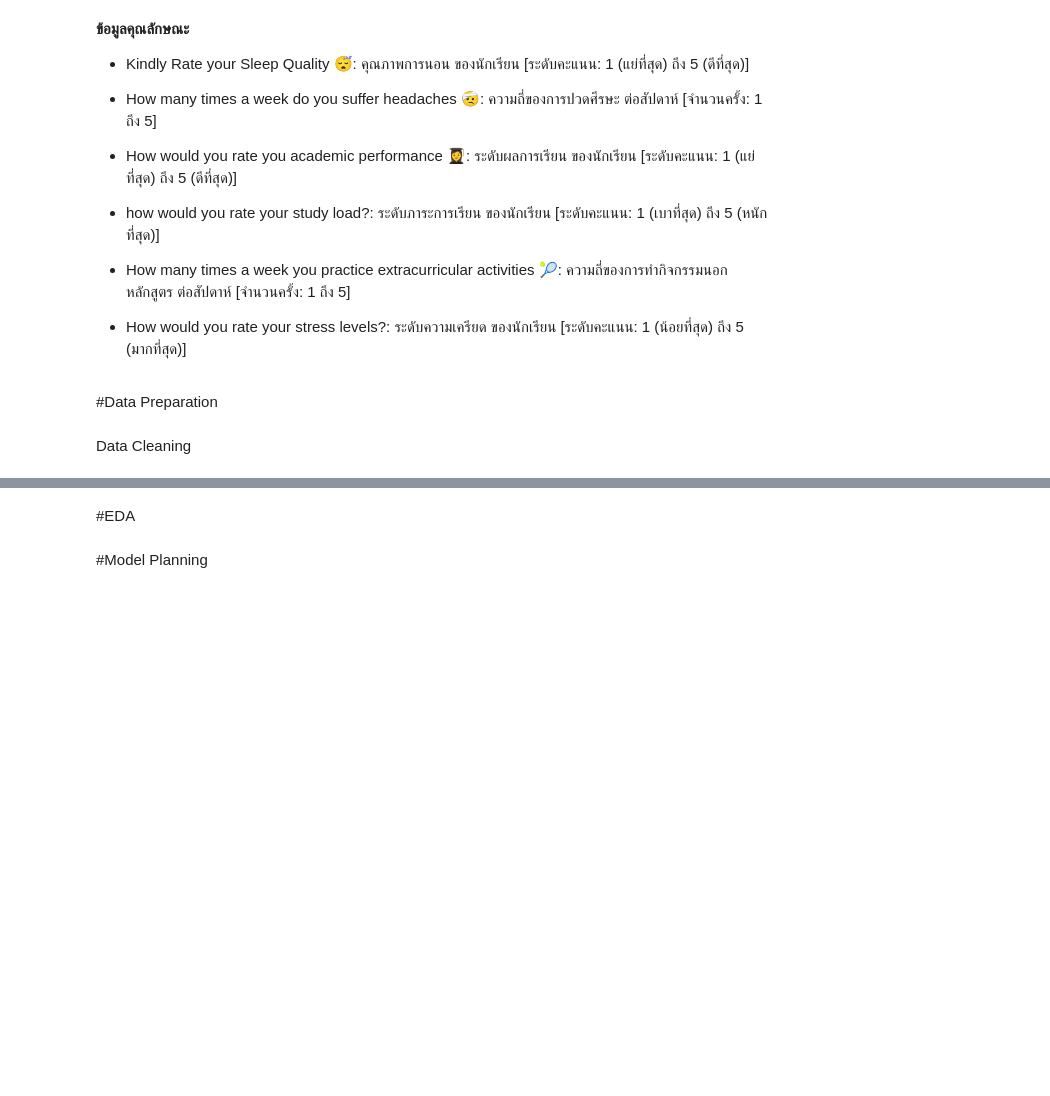
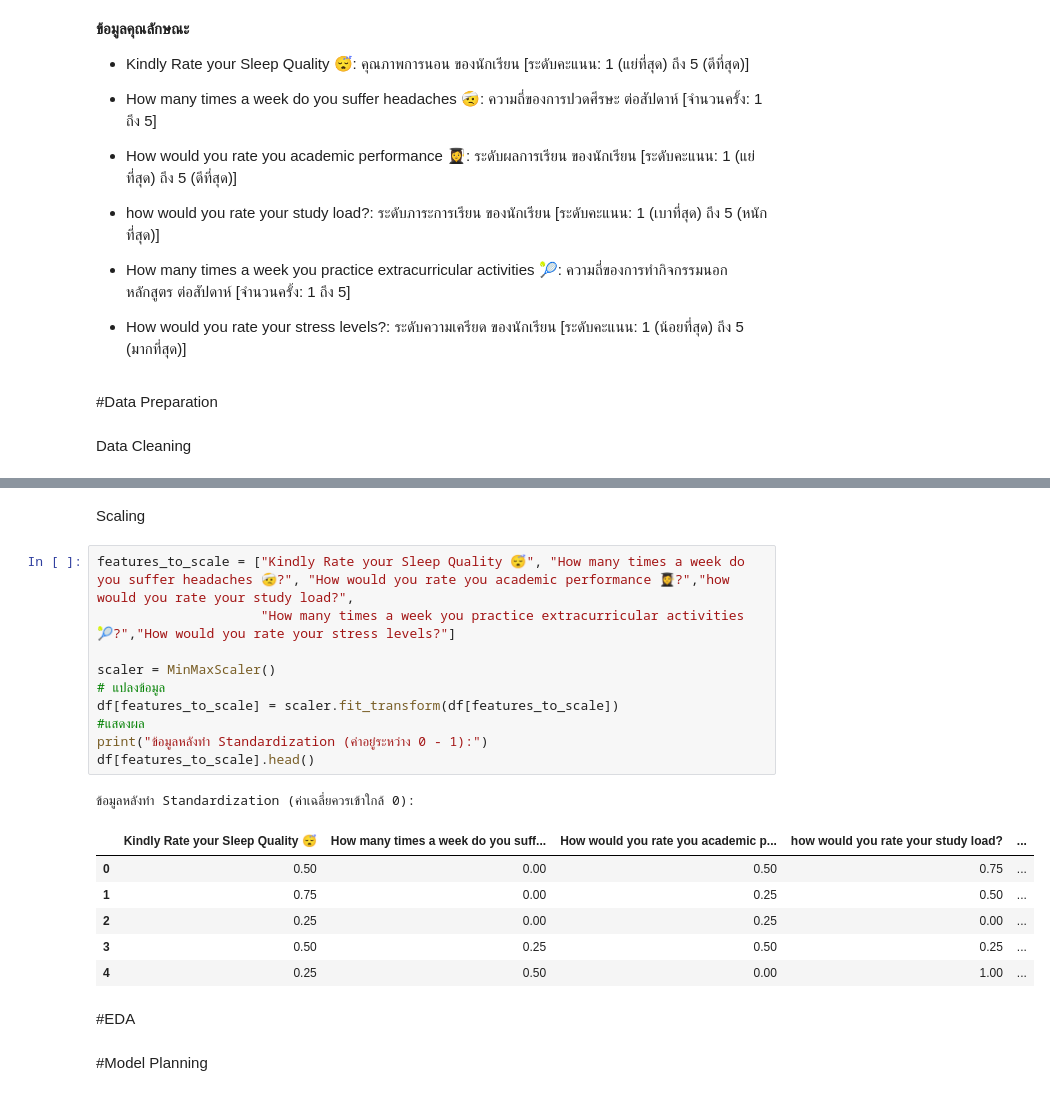
Before and after one commit to Phassakorn512/CS240-termproject, a Jupyter notebook: termproject.ipynb, the cells around one changed output, grey strips where cells are left out. Saved outputs shown, nothing was run; the diff lists cells and outputs as text; blank space fills up the shorter version.

```diff
--- a/termproject.ipynb
+++ b/termproject.ipynb
@@ -123,3 +244,23 @@ Data Cleaning
+# %% [markdown]
+Scaling
+# %%
+features_to_scale = ["Kindly Rate your Sleep Quality 😴", "How many times a week do you suffer headaches 🤕?", "How would you rate you academic performance 👩‍🎓?","how would you rate your study load?",
+                     "How many times a week you practice extracurricular activities 🎾?","How would you rate your stress levels?"]
+
+scaler = MinMaxScaler()
+# แปลงข้อมูล
+df[features_to_scale] = scaler.fit_transform(df[features_to_scale])
+#แสดงผล
+print("ข้อมูลหลังทำ Standardization (ค่าอยู๋ระหว่าง 0 - 1):")
+df[features_to_scale].head()
+# %% [output]
+ข้อมูลหลังทำ Standardization (ค่าเฉลี่ยควรเข้าใกล้ 0):
+|  | Kindly Rate your Sleep Quality 😴 | How many times a week do you suff... | How would you rate you academic p... | how would you rate your study load? | ... |
+| 0 | 0.50 | 0.00 | 0.50 | 0.75 | ... |
+| 1 | 0.75 | 0.00 | 0.25 | 0.50 | ... |
+| 2 | 0.25 | 0.00 | 0.25 | 0.00 | ... |
+| 3 | 0.50 | 0.25 | 0.50 | 0.25 | ... |
+| 4 | 0.25 | 0.50 | 0.00 | 1.00 | ... |
 # %% [markdown]
 #EDA
 # %% [markdown]
```
Also changed, not shown: parts of 14 cells of this notebook.
